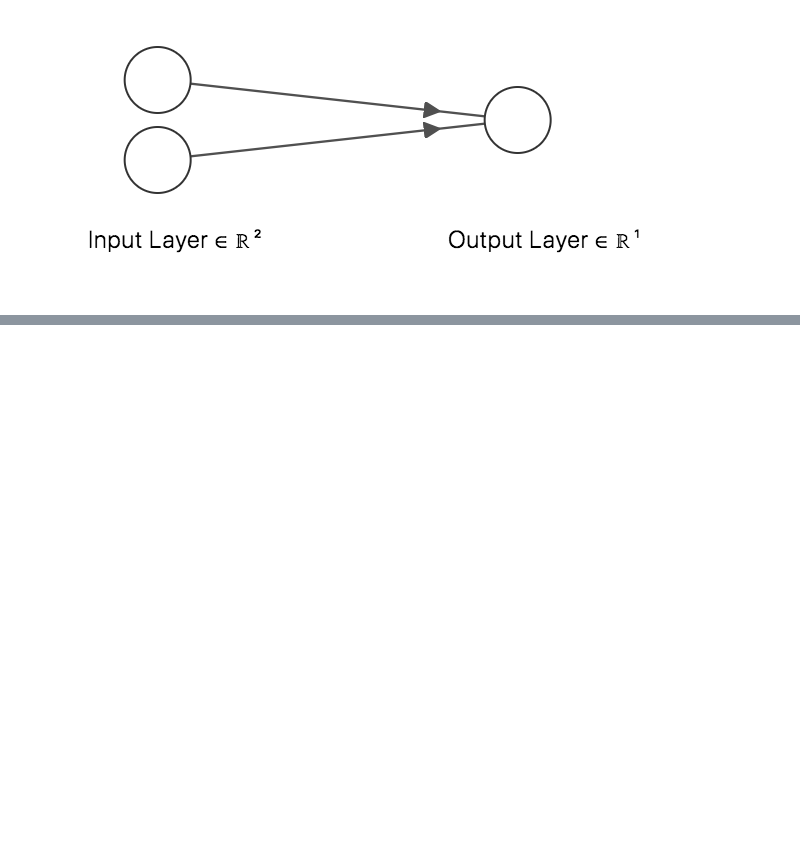
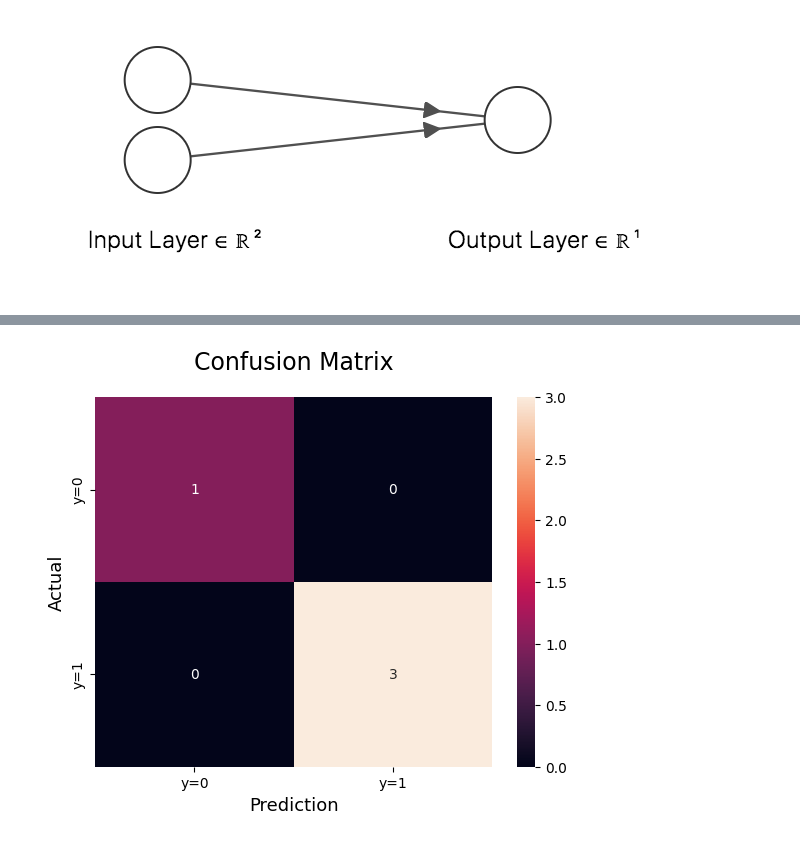
Before and after one commit to swagata87/IITKanpurPhy654, a Jupyter notebook: NAND_gate_Logistic_regression.ipynb, the cells around one changed output, grey strips where cells are left out. Drawn from its saved outputs; the diff is of its cells as text; code cells hidden in the pictures; blank space fills up the shorter version.

```diff
--- a/NAND_gate_Logistic_regression.ipynb
+++ b/NAND_gate_Logistic_regression.ipynb
@@ -88,0 +49,9 @@ Predictions after training:
+# %%
+import seaborn as sns
+sns.heatmap(cm, annot=True, fmt='g', xticklabels=['y=0','y=1'], yticklabels=['y=0','y=1'])
+plt.title('Confusion Matrix', fontsize=17, pad=20)
+plt.xlabel('Prediction', fontsize=13)
+plt.ylabel('Actual', fontsize=13)
+plt.show()
+# %% [output]
+[figure, added]
```
Also changed, not shown: parts of 13 cells of this notebook.
